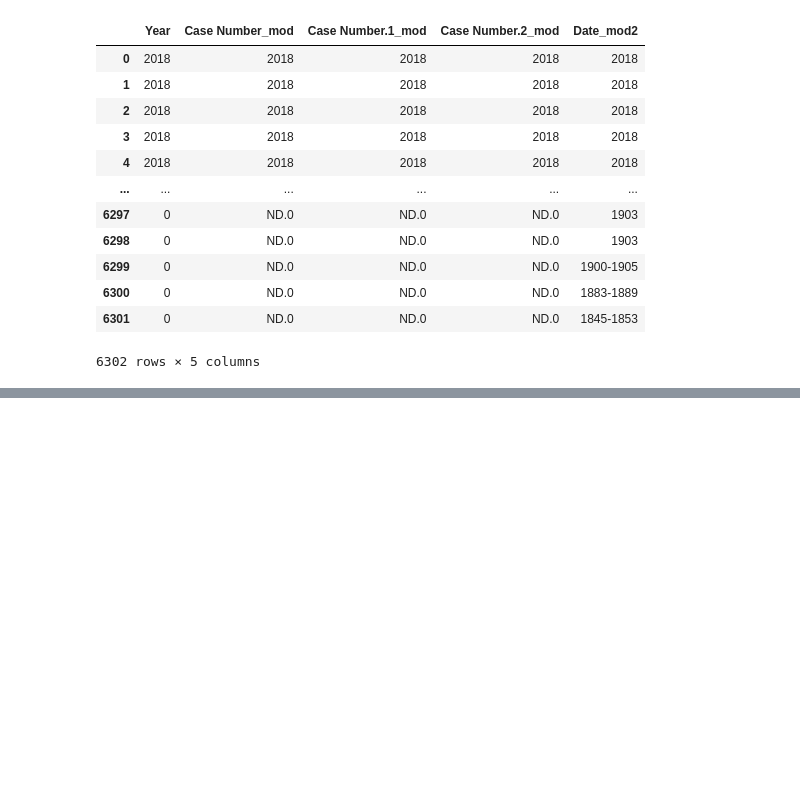
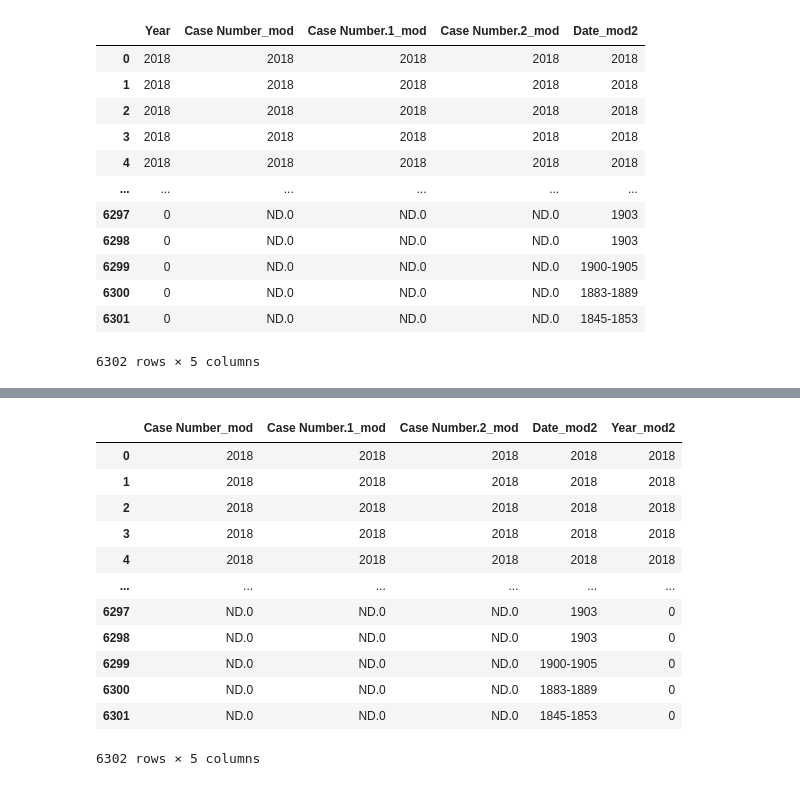
Before and after one commit to Flori-87/data-cleaning-pandas, a Jupyter notebook: code/clean.ipynb, the cells around one changed output, grey strips where cells are left out. Cells and saved outputs as stored; diff of their text form; code cells hidden in the pictures; blank space fills up the shorter version.

```diff
--- a/code/clean.ipynb
+++ b/code/clean.ipynb
@@ -393,3 +393,13 @@ attack_clean3
 | 6300 | 0 | ND.0 | ND.0 | ND.0 | 1883-1889 |
 | 6301 | 0 | ND.0 | ND.0 | ND.0 | 1845-1853 |
 6302 rows × 5 columns
+# %%
+def fn3(value):
+    a = str(value)
+    a = a.split(".")
+    a = a[0]
+    return a
+
+
+attack_clean3["Year_mod2"] = attack_clean3["Year"].apply(fn3)
+attack_clean3["Year_mod2"]
@@ -395,0 +419,17 @@ attack_clean3
+# %%
+attack_clean3 = attack_clean3.drop(columns=["Year"])
+attack_clean3
+# %% [output]
+|  | Case Number_mod | Case Number.1_mod | Case Number.2_mod | Date_mod2 | Year_mod2 |
+| 0 | 2018 | 2018 | 2018 | 2018 | 2018 |
+| 1 | 2018 | 2018 | 2018 | 2018 | 2018 |
+| 2 | 2018 | 2018 | 2018 | 2018 | 2018 |
+| 3 | 2018 | 2018 | 2018 | 2018 | 2018 |
+| 4 | 2018 | 2018 | 2018 | 2018 | 2018 |
+| ... | ... | ... | ... | ... | ... |
+| 6297 | ND.0 | ND.0 | ND.0 | 1903 | 0 |
+| 6298 | ND.0 | ND.0 | ND.0 | 1903 | 0 |
+| 6299 | ND.0 | ND.0 | ND.0 | 1900-1905 | 0 |
+| 6300 | ND.0 | ND.0 | ND.0 | 1883-1889 | 0 |
+| 6301 | ND.0 | ND.0 | ND.0 | 1845-1853 | 0 |
+6302 rows × 5 columns
```
Also changed, not shown: parts of 14 cells of this notebook.
